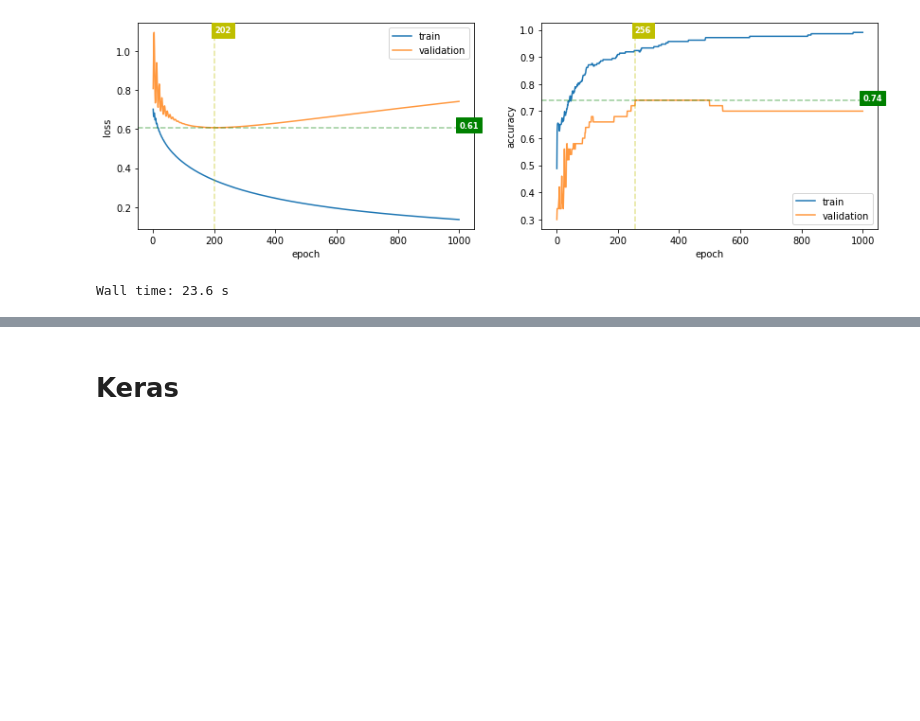
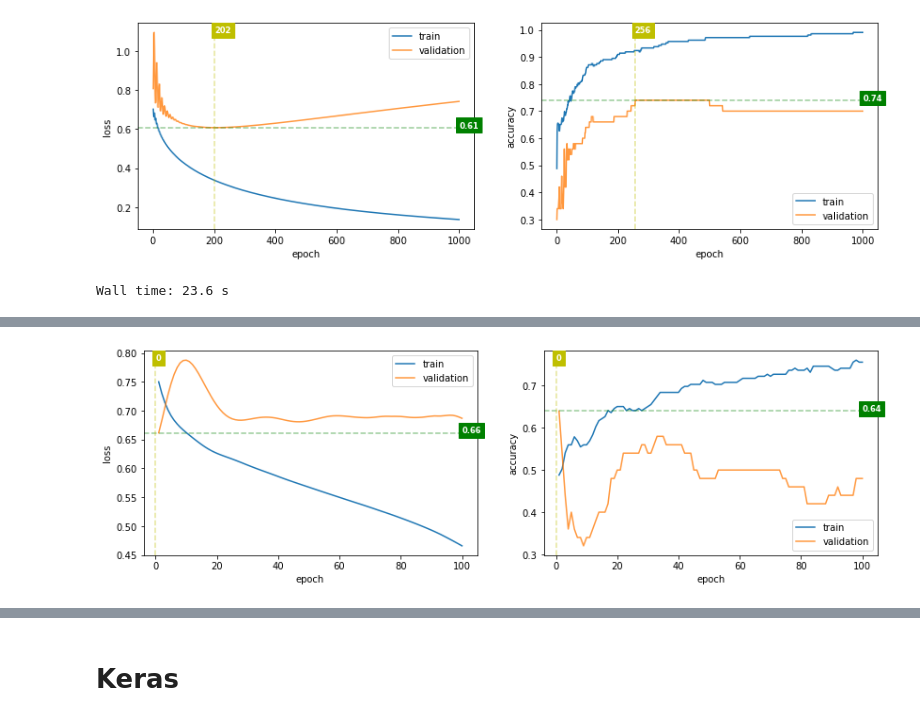
Before and after one commit to abtkod/practice, a Jupyter notebook: deeplearning/projects.ipynb, the cells around one changed output, grey strips where cells are left out. Drawn from its saved outputs; the diff is of its cells as text; code cells hidden in the pictures; blank space fills up the shorter version.

```diff
--- a/deeplearning/projects.ipynb
+++ b/deeplearning/projects.ipynb
@@ -489,0 +525,6 @@ Wall time: 23.6 s
+# %%
+train_data = DataCatvsnonCat(test=False, flatten=False)
+test_data = DataCatvsnonCat(test=True, flatten=False)
+train_loader = DataLoader(dataset=train_data, batch_size=len(train_data), shuffle=True)
+test_loader = DataLoader(dataset=test_data, batch_size=len(test_data))
+print(f'x shape: {train_data[:][0].shape}\ny shape: {train_data[:][1].shape}') # for x: channels first
@@ -489,0 +589,16 @@ Wall time: 23.6 s
+# %%
+tnetcnn2 = torch.nn.Sequential()
+tnetcnn2.add_module('cnn1', torch.nn.Conv2d(in_channels=3, out_channels=1, kernel_size=3, padding=1))
+# tnetcnn2.add_module('relu1', torch.nn.ReLU())
+tnetcnn2.add_module('cnn1bn', torch.nn.BatchNorm2d(1))
+tnetcnn2.add_module('maxpool1', torch.nn.MaxPool2d(kernel_size=2))
+# tnetcnn2.add_module('dropout1', torch.nn.Dropout2d(0.2))
+tnetcnn2.add_module('cnn2', torch.nn.Conv2d(in_channels=1, out_channels=1, kernel_size=3, padding=1))
+# tnetcnn2.add_module('relu2', torch.nn.ReLU())
+tnetcnn2.add_module('cnn2bn', torch.nn.BatchNorm2d(1))
+tnetcnn2.add_module('maxpool2', torch.nn.MaxPool2d(kernel_size=2))
+# tnetcnn2.add_module('dropout2', torch.nn.Dropout2d(0.2))
+tnetcnn2.add_module('flatten', torch.nn.Flatten())
+tnetcnn2.add_module('fcn1', torch.nn.Linear(256, 1))
+tnetcnn2.add_module('sigmoid1', torch.nn.Sigmoid())
+tnetcnn2
@@ -489,0 +617,10 @@ Wall time: 23.6 s
+# %%
+%%time
+# tnetcnn = tnetcnn1
+tnetcnn = tnetcnn2
+optimizer = torch.optim.Adam(tnetcnn.parameters(), lr=0.001)
+criterion = torch.nn.BCELoss()
+log = train(train_loader, test_loader, tnetcnn, criterion, optimizer, epochs=100, print_epochs=20)
+
+plot_train_log(log)
+# %% [output]
@@ -489,0 +632 @@ Wall time: 23.6 s
+[figure, added]
```
Also changed, not shown: parts of 38 cells of this notebook.
